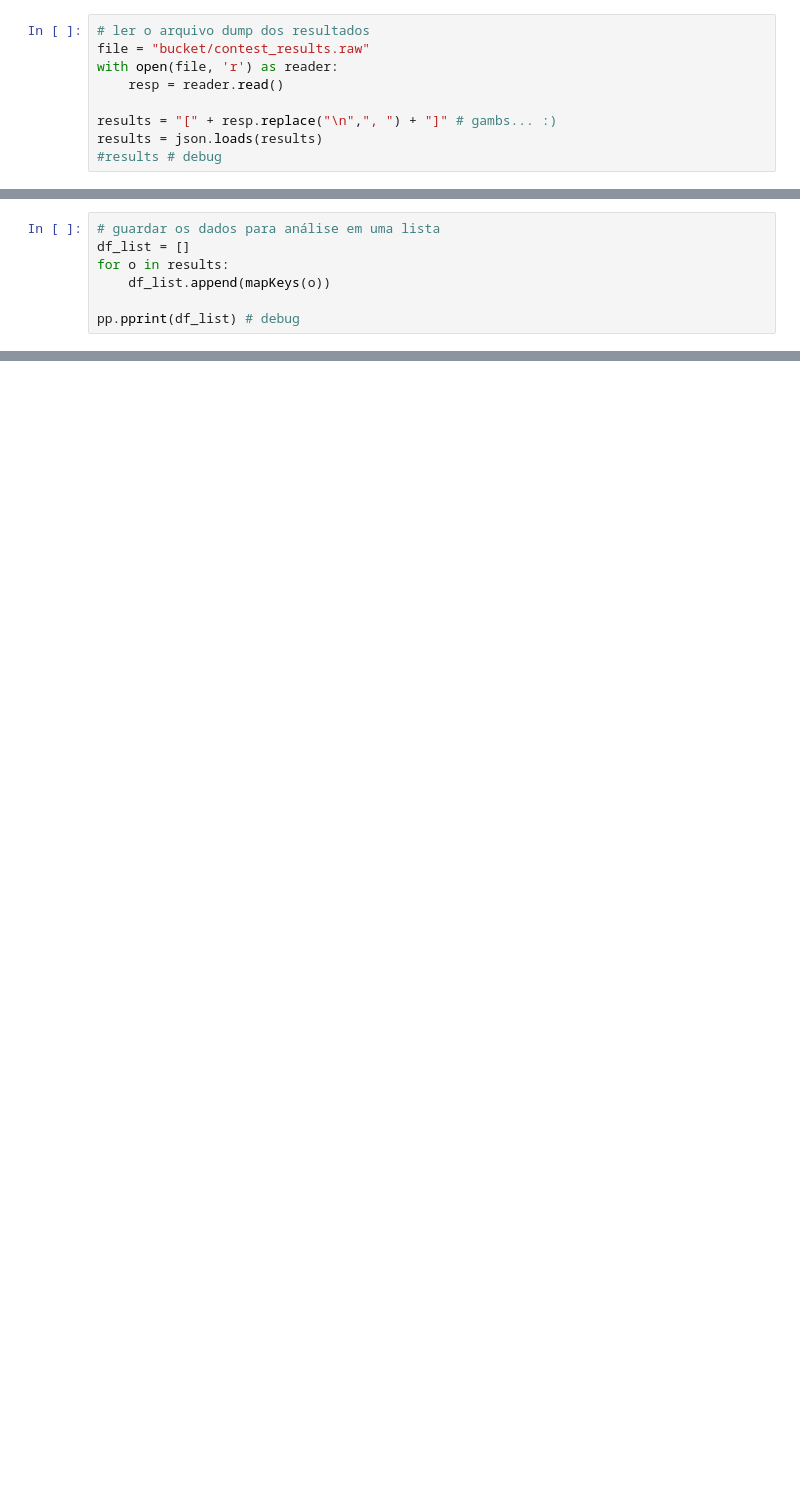
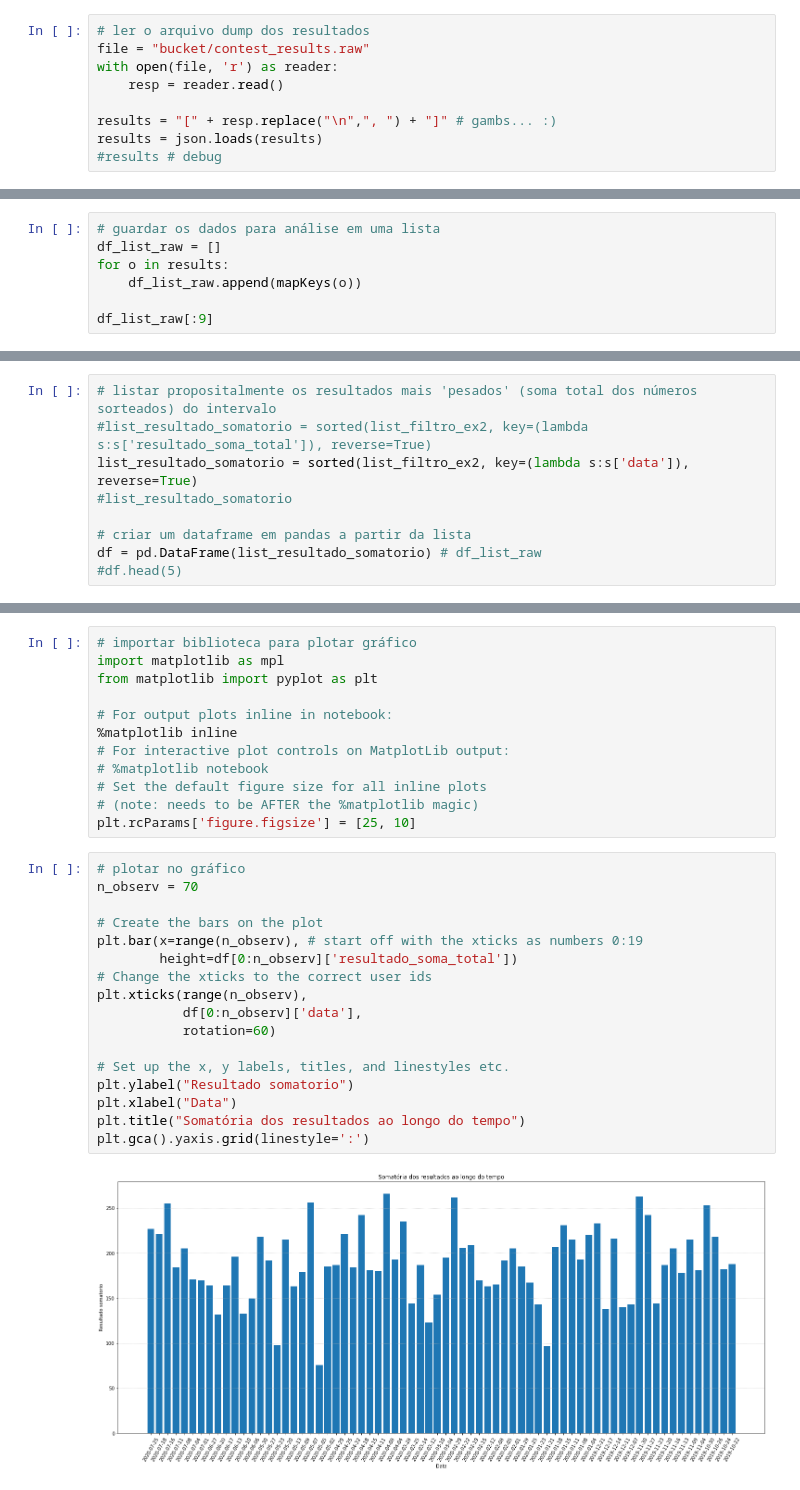
Before and after one commit to carloap/cef-test-analytics, a Jupyter notebook: megasena_estatisticas.ipynb, the cells around one changed output, grey strips where cells are left out. Saved outputs shown, nothing was run; the diff lists cells and outputs as text; blank space fills up the shorter version.

```diff
--- a/megasena_estatisticas.ipynb
+++ b/megasena_estatisticas.ipynb
@@ -42,7 +63,7 @@ def mapKeys(obj):
 # %%
 # guardar os dados para análise em uma lista
-df_list = []
+df_list_raw = []
 for o in results:
-    df_list.append(mapKeys(o))
+    df_list_raw.append(mapKeys(o))
 
-pp.pprint(df_list) # debug
+df_list_raw[:9]
@@ -50,0 +241,9 @@ pp.pprint(df_list) # debug
+# %%
+# listar propositalmente os resultados mais 'pesados' (soma total dos números sorteados) do intervalo
+#list_resultado_somatorio = sorted(list_filtro_ex2, key=(lambda s:s['resultado_soma_total']), reverse=True)
+list_resultado_somatorio = sorted(list_filtro_ex2, key=(lambda s:s['data']), reverse=True)
+#list_resultado_somatorio
+
+# criar um dataframe em pandas a partir da lista
+df = pd.DataFrame(list_resultado_somatorio) # df_list_raw
+#df.head(5)
@@ -50,0 +252,31 @@ pp.pprint(df_list) # debug
+# %%
+# importar biblioteca para plotar gráfico
+import matplotlib as mpl
+from matplotlib import pyplot as plt
+
+# For output plots inline in notebook:
+%matplotlib inline
+# For interactive plot controls on MatplotLib output:
+# %matplotlib notebook
+# Set the default figure size for all inline plots
+# (note: needs to be AFTER the %matplotlib magic)
+plt.rcParams['figure.figsize'] = [25, 10]
+# %%
+# plotar no gráfico
+n_observ = 70
+
+# Create the bars on the plot
+plt.bar(x=range(n_observ), # start off with the xticks as numbers 0:19
+        height=df[0:n_observ]['resultado_soma_total'])
+# Change the xticks to the correct user ids
+plt.xticks(range(n_observ),
+           df[0:n_observ]['data'],
+           rotation=60)
+
+# Set up the x, y labels, titles, and linestyles etc.
+plt.ylabel("Resultado somatorio")
+plt.xlabel("Data")
+plt.title("Somatória dos resultados ao longo do tempo")
+plt.gca().yaxis.grid(linestyle=':')
+# %% [output]
+[figure, added]
```
Also changed, not shown: parts of 27 cells of this notebook.
